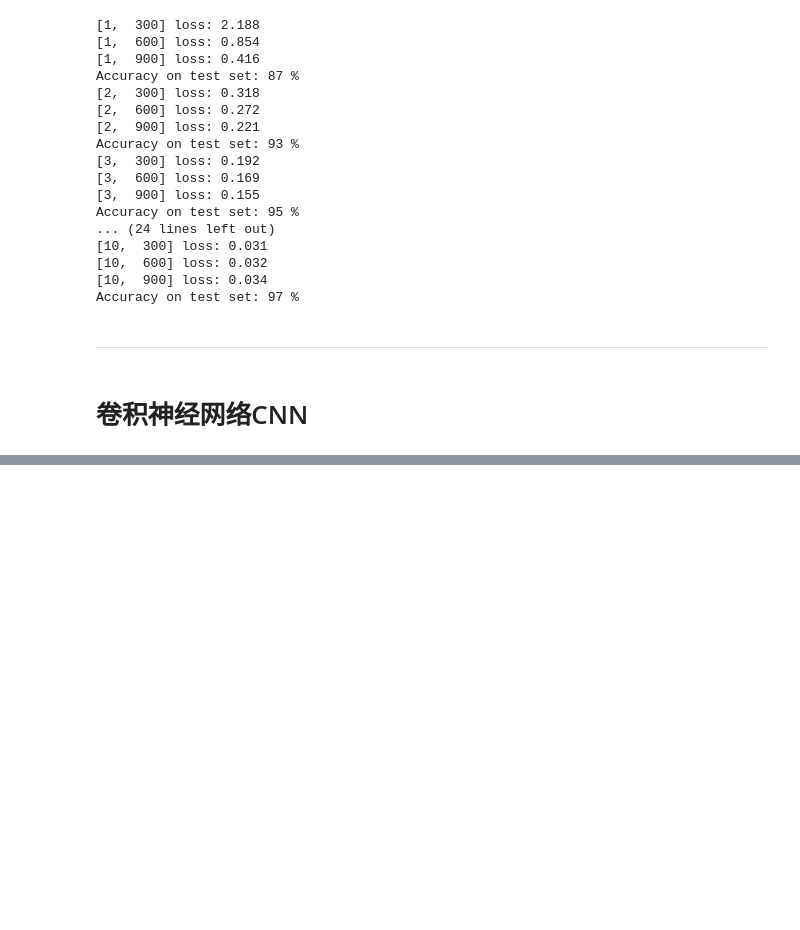
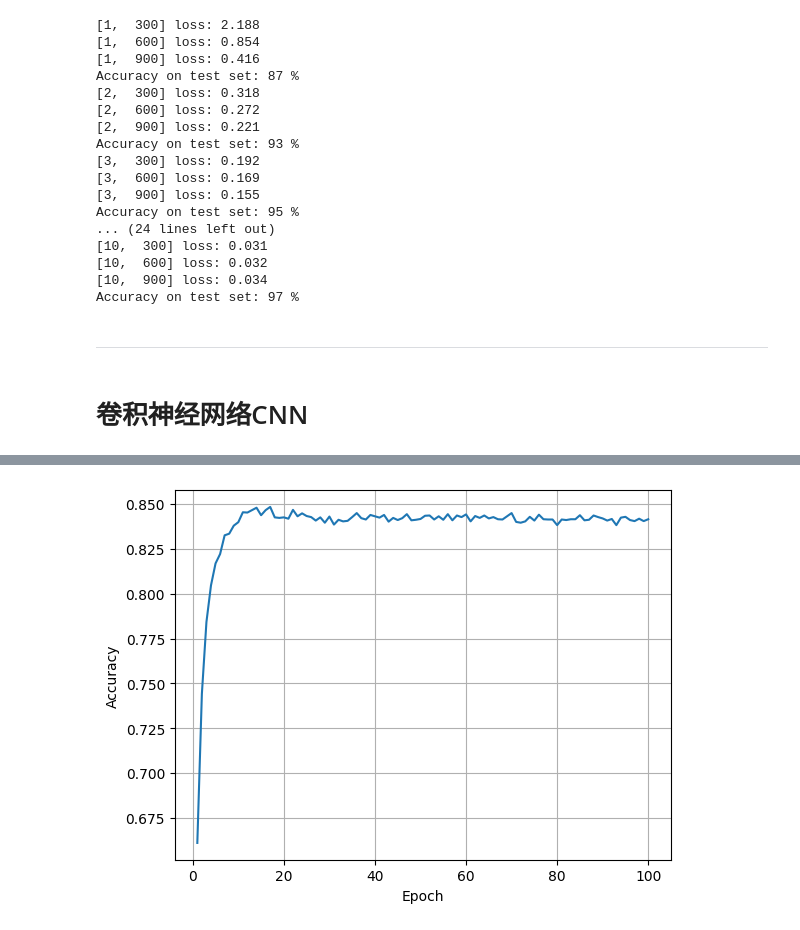
Before and after one commit to czy1101kksk/BriGhTczy-LearningNote, a Jupyter notebook: Pytorch学习积累.ipynb, the cells around one changed output, grey strips where cells are left out. Drawn from its saved outputs; the diff is of its cells as text; code cells hidden in the pictures; blank space fills up the shorter version.

```diff
--- a/Pytorch学习积累.ipynb
+++ b/Pytorch学习积累.ipynb
@@ -969,0 +1057,5 @@ Accuracy on test set: 97 %
+# %%
+if __name__ == '__main__':
+    for epoch in range(10):
+        train(epoch)
+        test()
@@ -969,0 +1561,21 @@ Accuracy on test set: 97 %
+# %%
+if __name__ == '__main__':
+# 实例化 '循环神经网络分类器'   字符数(字母表)--隐藏层数------分类类别---GRU层数
+    classifier = RNNClassifier(N_CHARS, HIDDEN_SIZE, N_COUNTRY, N_LAYER)
+
+    if USE_GPU:      # 设置GPU
+        device = torch.device("cuda:0")
+        classifier.to(device)
+
+    criterion = torch.nn.CrossEntropyLoss()
+    optimizer = torch.optim.Adam(classifier.parameters(), lr=0.001)
+
+    start = time.time()        # 训练起始时间
+
+    print(f"Training for {N_EPOCHS} epochs: ")
+    acc_list = []
+    for epoch in range(1, N_EPOCHS + 1):
+        # Train cycle
+        trainModel()
+        acc = testModel()
+        acc_list.append(acc)
@@ -969,0 +1600,14 @@ Accuracy on test set: 97 %
+# %%
+import matplotlib.pyplot as plt
+import numpy as np
+
+epoch = np.arange(1, len(acc_list) + 1, 1)
+acc_list = np.array(acc_list)
+
+plt.plot(epoch, acc_list)
+plt.xlabel('Epoch')
+plt.ylabel('Accuracy')
+plt.grid()
+plt.show()
+# %% [output]
+[figure, added]
```
Also changed, not shown: parts of 49 cells of this notebook, 31 other files.
